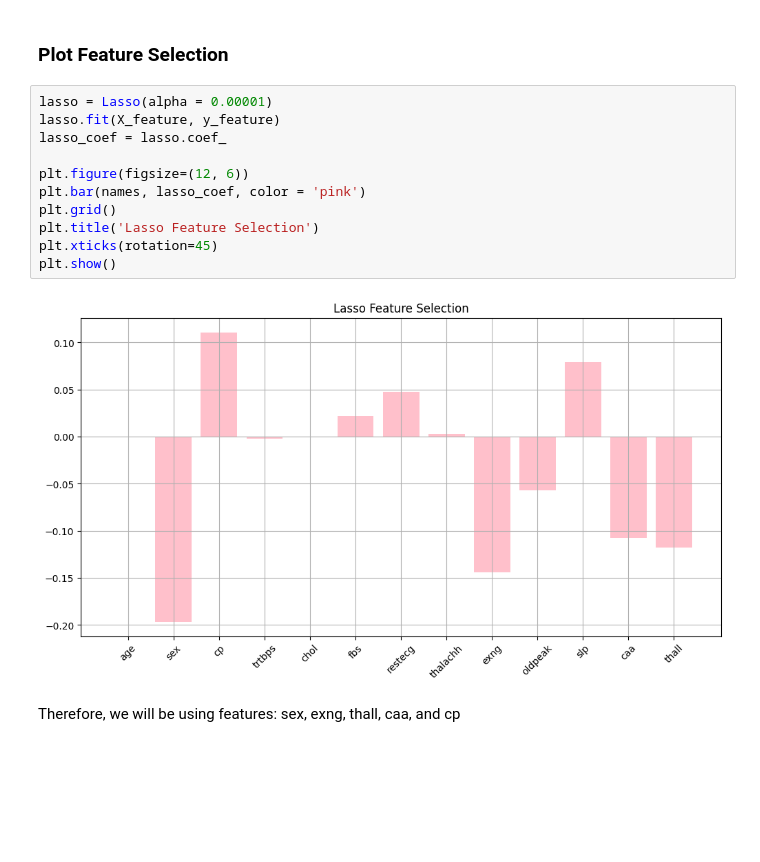
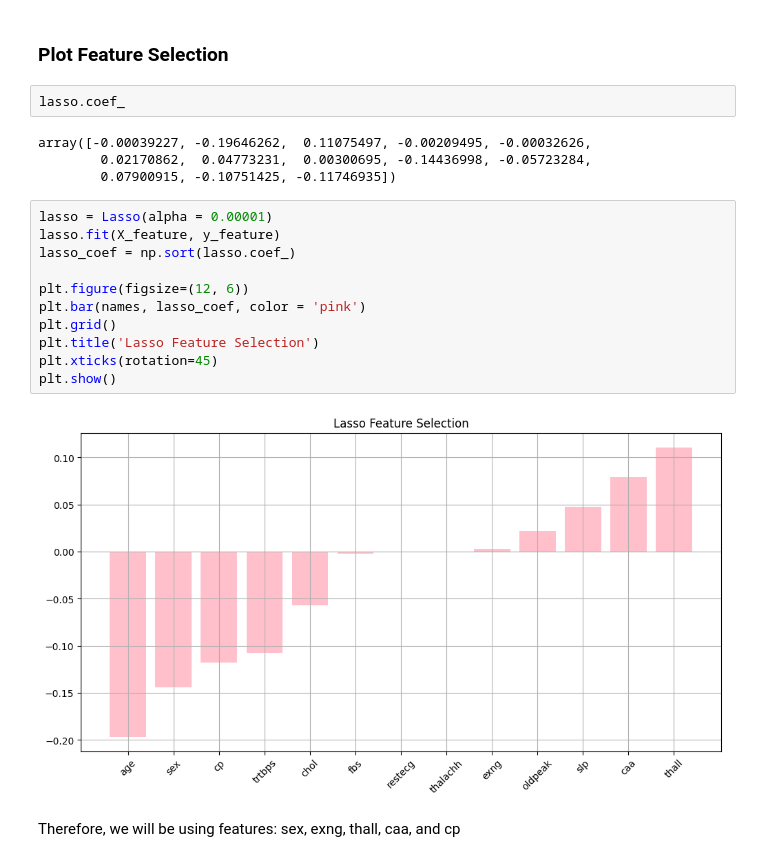
Before and after one commit to ProfessionalSalmon/Heart_Attack_Classification_Model, a Jupyter notebook: heart_attack.ipynb, the cells around one changed output. Cells and saved outputs as stored; diff of their text form; blank space fills up the shorter version.

```diff
--- a/heart_attack.ipynb
+++ b/heart_attack.ipynb
@@ -163,19 +163,25 @@ print("Best Params {}".format(lasso_cv.best_params_))
 Best Params {'alpha': np.float64(1e-05)}
 # %% [markdown]
 ### Plot Feature Selection
+# %%
+lasso.coef_
+# %% [output]
+array([-0.00039227, -0.19646262,  0.11075497, -0.00209495, -0.00032626,
+        0.02170862,  0.04773231,  0.00300695, -0.14436998, -0.05723284,
+        0.07900915, -0.10751425, -0.11746935])
 # %%
 lasso = Lasso(alpha = 0.00001)
 lasso.fit(X_feature, y_feature)
-lasso_coef = lasso.coef_
+lasso_coef = np.sort(lasso.coef_)
 
 plt.figure(figsize=(12, 6))
 plt.bar(names, lasso_coef, color = 'pink')
 plt.grid()
 plt.title('Lasso Feature Selection')
 plt.xticks(rotation=45)
 plt.show()
 # %% [output]
-[figure, old version]
+[figure, new version]
 # %% [markdown]
 Therefore, we will be using features: sex, exng, thall, caa, and cp
 # %%
```
Also changed, not shown: parts of 6 cells of this notebook.
